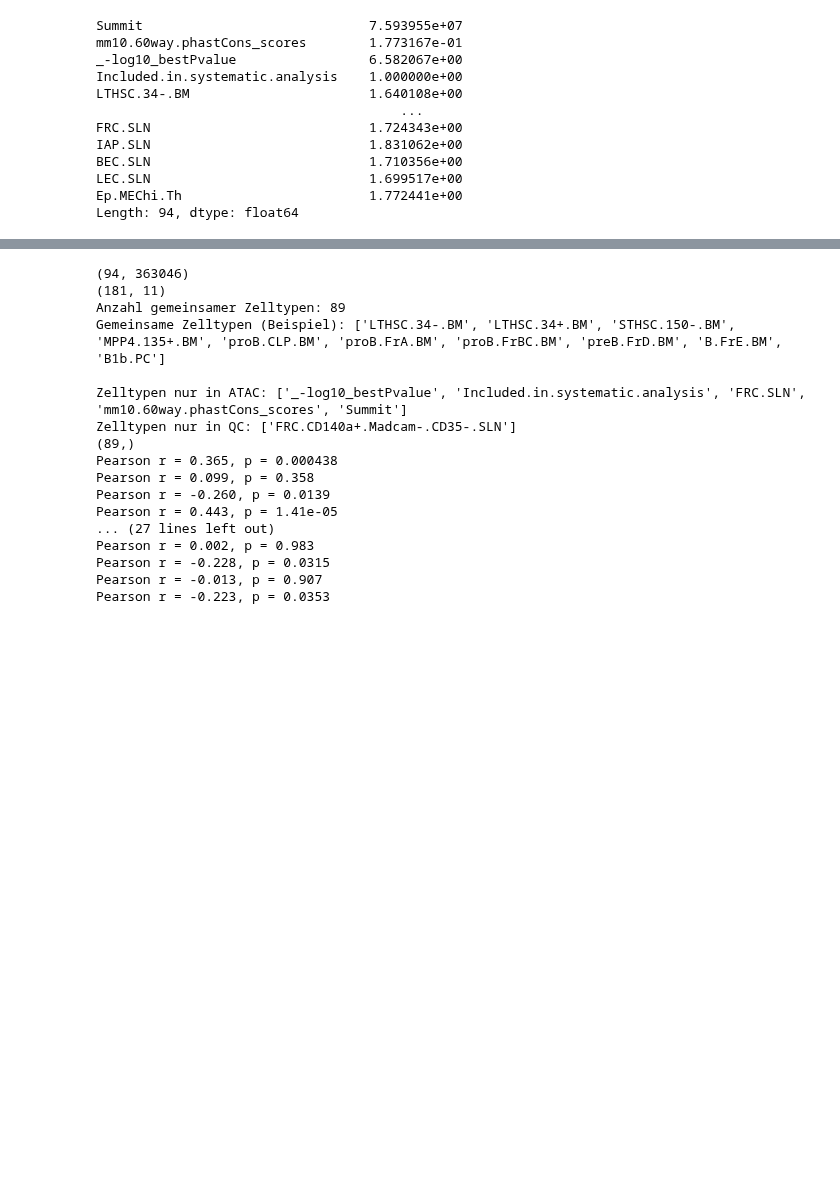
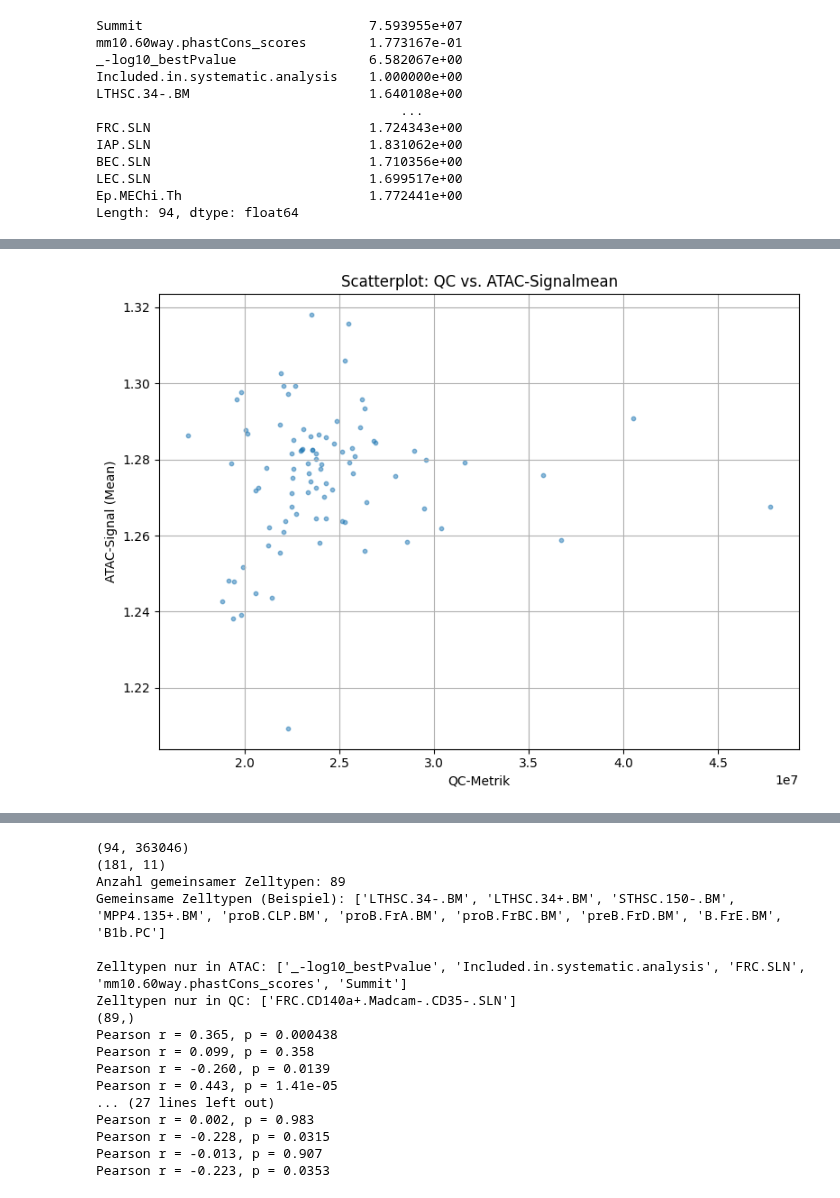
Before and after one commit to Topic2-Gene-Regulation-Immune-Cells/abT-gdT-cells-Team3, a Jupyter notebook: ATAC_mean_corr.ipynb, the cells around one changed output, grey strips where cells are left out. Cells and saved outputs as stored; diff of their text form; code cells hidden in the pictures; blank space fills up the shorter version.

Commit message:
für 1.1 scatterplots aller qc gegen verschiedene statistische methoden fertig

```diff
--- a/ATAC_mean_corr.ipynb
+++ b/ATAC_mean_corr.ipynb
@@ -193,0 +402,15 @@ Length: 94, dtype: float64
+# %%
+import matplotlib.pyplot as plt
+
+# Wenn qc_vals und atac_vals z. B. Pandas Series sind:
+plt.figure(figsize=(8, 6))
+plt.scatter(qc_vals, atac_vals, alpha=0.5, s=10)
+
+plt.xlabel("QC-Metrik")
+plt.ylabel("ATAC-Signal (Mean)")
+plt.title("Scatterplot: QC vs. ATAC-Signalmean")
+plt.grid(True)
+plt.tight_layout()
+plt.show()
+# %% [output]
+[figure, added]
```
Also changed, not shown: parts of 7 cells of this notebook, 3 other files.
